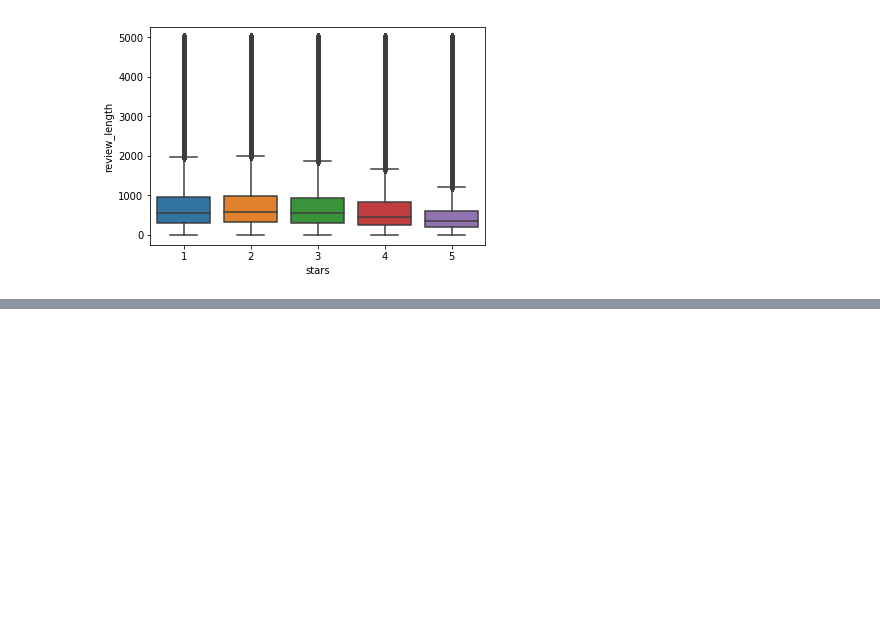
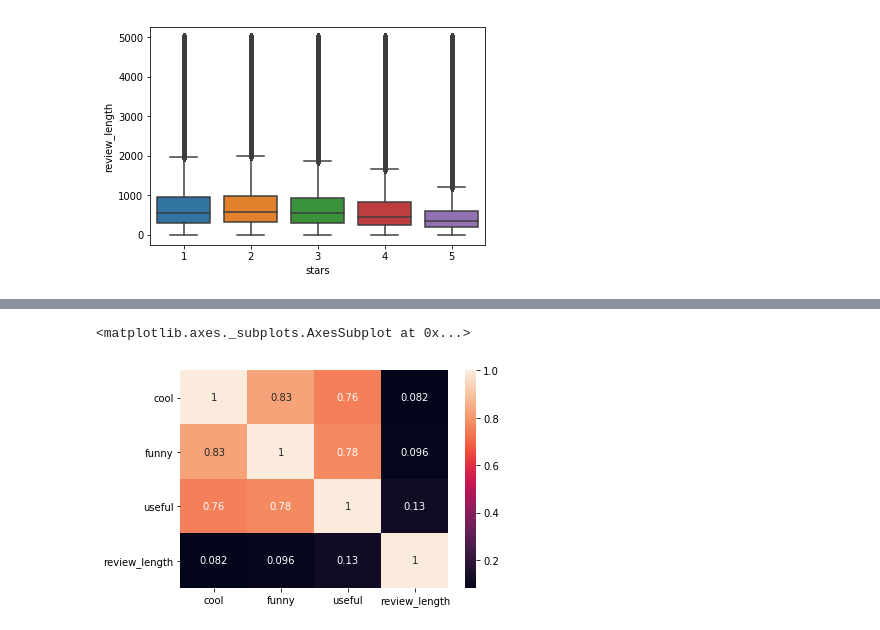
Before and after one commit to Swonboyyash/Yelp-Data-Analysis, a Jupyter notebook: ReviewLengthByStars.ipynb, the cells around one changed output, grey strips where cells are left out. Saved outputs shown, nothing was run; the diff lists cells and outputs as text; code cells hidden in the pictures; blank space fills up the shorter version.

```diff
--- a/ReviewLengthByStars.ipynb
+++ b/ReviewLengthByStars.ipynb
@@ -21,0 +61,6 @@ sns.boxplot(x='stars', y='review_length', data=length_vs_star_DF)
+# %%
+corrPlotOneStarDF = spark.sql("SELECT cool, funny, useful, length(text) as review_length FROM reviews WHERE stars = 1").toPandas()
+sns.heatmap(data=corrPlotOneStarDF.corr(), annot=True)
+# %% [output]
+<matplotlib.axes._subplots.AxesSubplot at 0x...>
+[figure, added]
```
Also changed, not shown: parts of 3 cells of this notebook, 9 other files.
